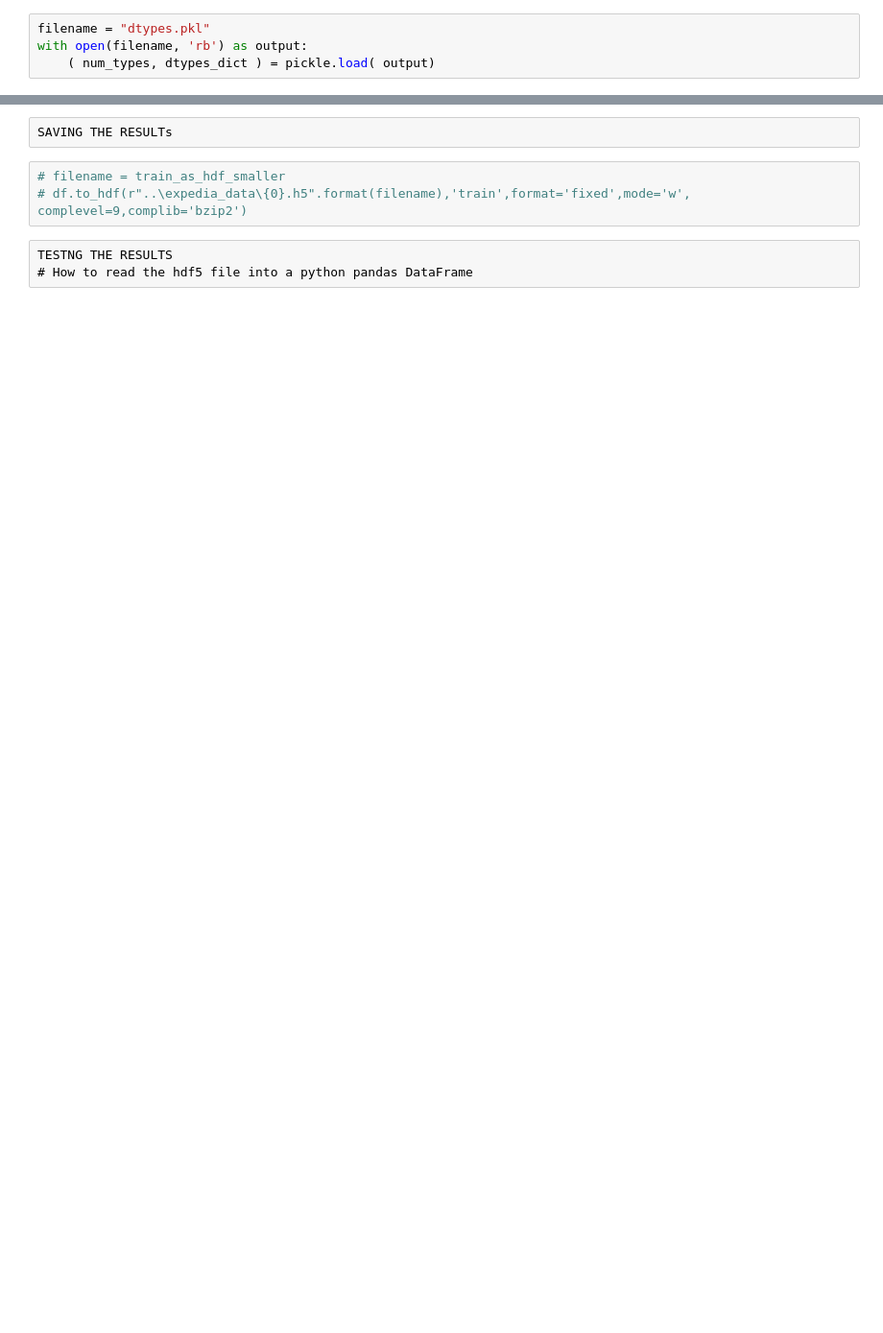
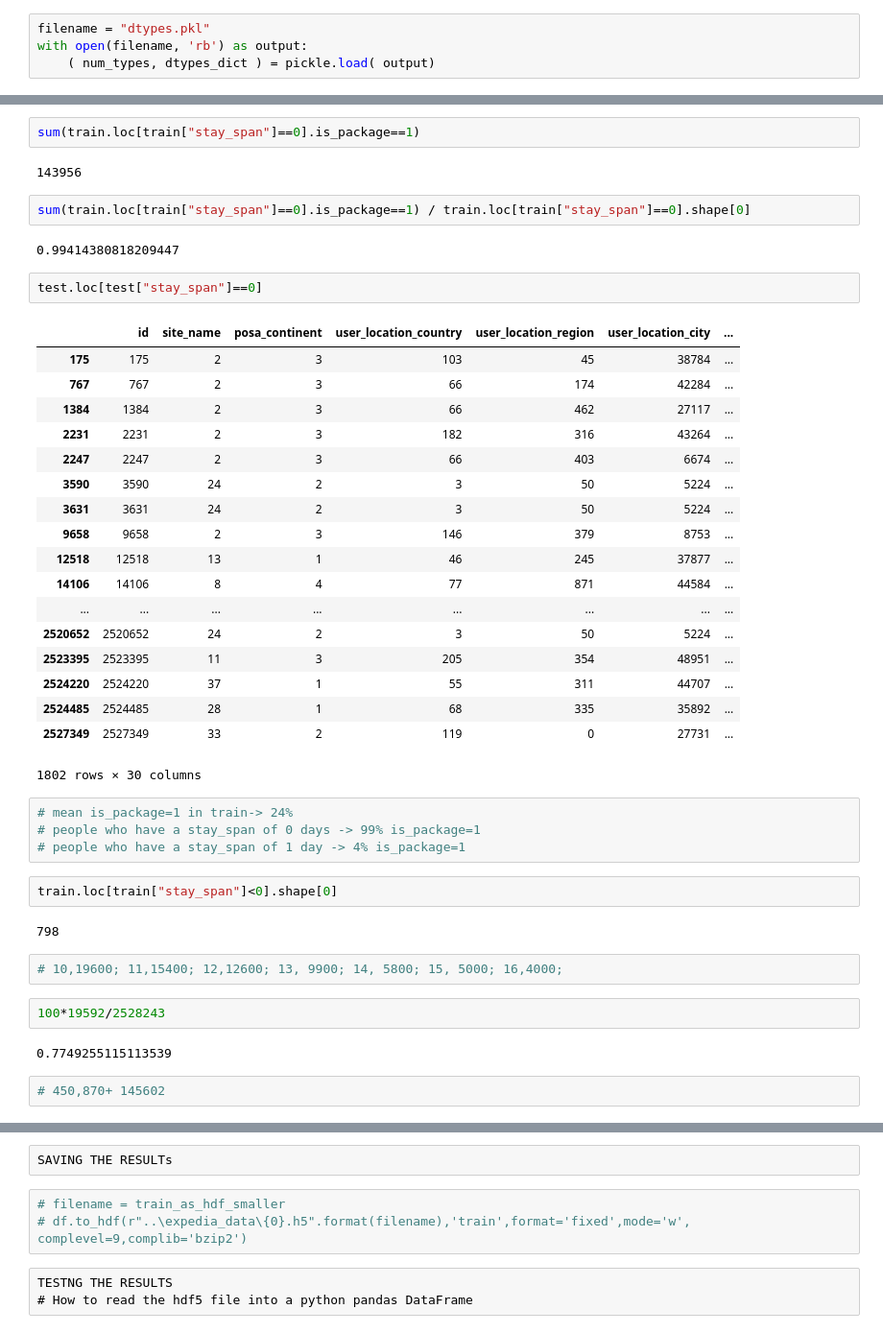
Before and after one commit to MariosRichards/expedia_code, a Jupyter notebook: expedia_kaggle_typing-loading_data.ipynb, the cells around one changed output, grey strips where cells are left out. Shown at 96% size. Cells and saved outputs as stored; diff of their text form; blank space fills up the shorter version.

```diff
--- a/expedia_kaggle_typing-loading_data.ipynb
+++ b/expedia_kaggle_typing-loading_data.ipynb
@@ -305,0 +707,45 @@ dtype: object
+# %%
+sum(train.loc[train["stay_span"]==0].is_package==1)
+# %% [output]
+143956
+# %%
+sum(train.loc[train["stay_span"]==0].is_package==1) / train.loc[train["stay_span"]==0].shape[0]
+# %% [output]
+0.99414380818209447
+# %%
+test.loc[test["stay_span"]==0]
+# %% [output]
+|  | id | site_name | posa_continent | user_location_country | user_location_region | user_location_city | ... |
+| 175 | 175 | 2 | 3 | 103 | 45 | 38784 | ... |
+| 767 | 767 | 2 | 3 | 66 | 174 | 42284 | ... |
+| 1384 | 1384 | 2 | 3 | 66 | 462 | 27117 | ... |
+| 2231 | 2231 | 2 | 3 | 182 | 316 | 43264 | ... |
+| 2247 | 2247 | 2 | 3 | 66 | 403 | 6674 | ... |
+| 3590 | 3590 | 24 | 2 | 3 | 50 | 5224 | ... |
+| 3631 | 3631 | 24 | 2 | 3 | 50 | 5224 | ... |
+| 9658 | 9658 | 2 | 3 | 146 | 379 | 8753 | ... |
+| 12518 | 12518 | 13 | 1 | 46 | 245 | 37877 | ... |
+| 14106 | 14106 | 8 | 4 | 77 | 871 | 44584 | ... |
+| ... | ... | ... | ... | ... | ... | ... | ... |
+| 2520652 | 2520652 | 24 | 2 | 3 | 50 | 5224 | ... |
+| 2523395 | 2523395 | 11 | 3 | 205 | 354 | 48951 | ... |
+| 2524220 | 2524220 | 37 | 1 | 55 | 311 | 44707 | ... |
+| 2524485 | 2524485 | 28 | 1 | 68 | 335 | 35892 | ... |
+| 2527349 | 2527349 | 33 | 2 | 119 | 0 | 27731 | ... |
+1802 rows × 30 columns
+# %%
+# mean is_package=1 in train-> 24%
+# people who have a stay_span of 0 days -> 99% is_package=1
+# people who have a stay_span of 1 day -> 4% is_package=1
+# %%
+train.loc[train["stay_span"]<0].shape[0]
+# %% [output]
+798
+# %%
+# 10,19600; 11,15400; 12,12600; 13, 9900; 14, 5800; 15, 5000; 16,4000;
+# %%
+100*19592/2528243
+# %% [output]
+0.7749255115113539
+# %%
+# 450,870+ 145602
```
Also changed, not shown: parts of 50 cells of this notebook, 6 other files.
